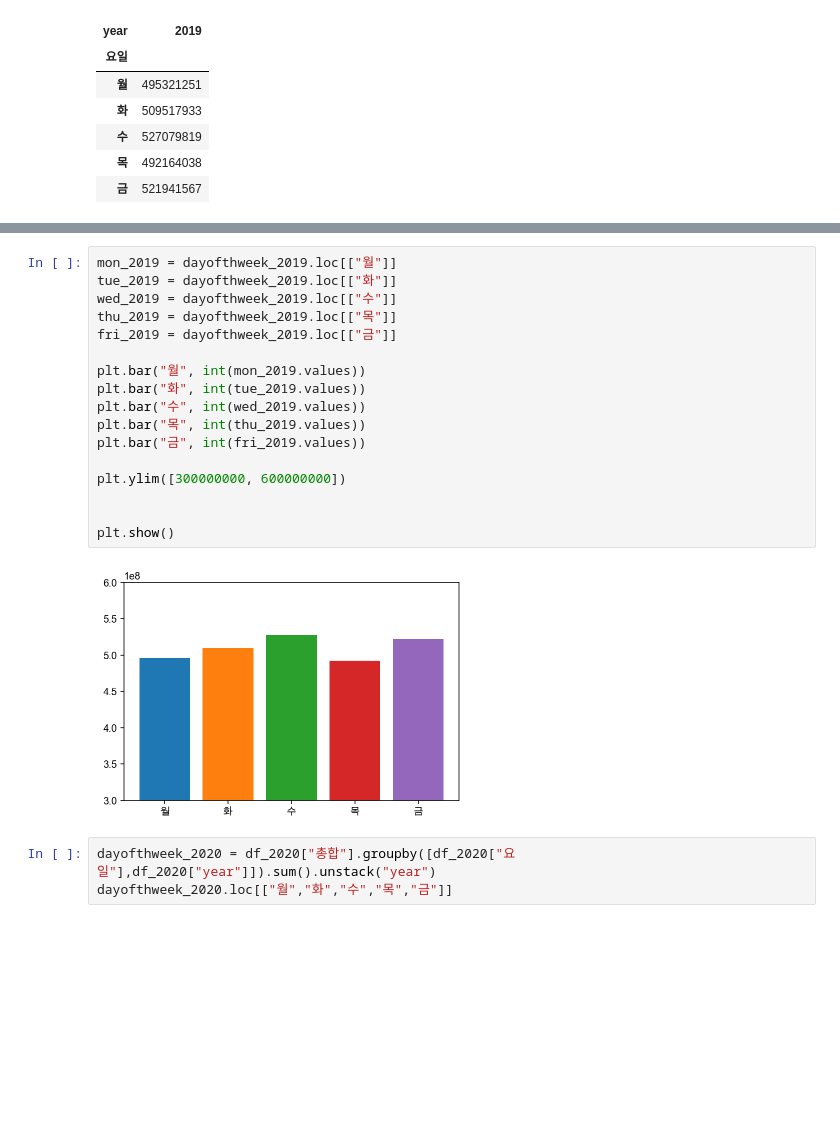
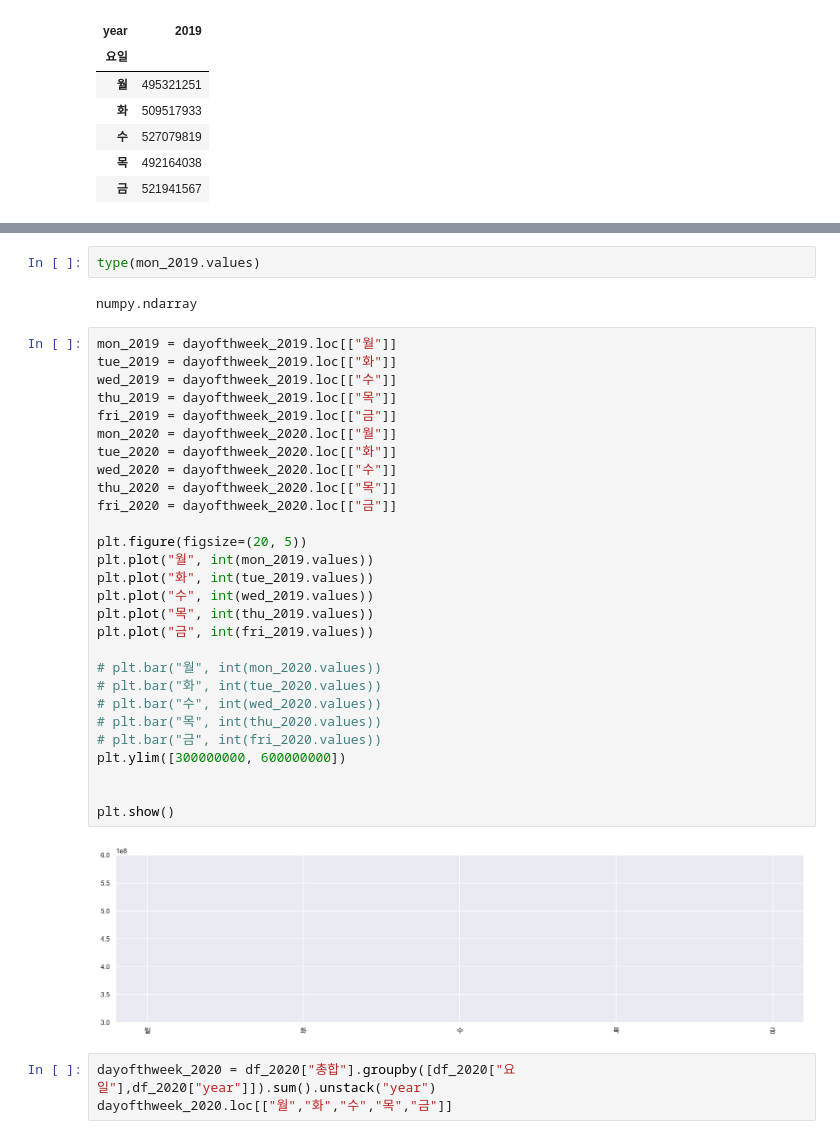
Before and after one commit to JIYOUNGL22/eda-project, a Jupyter notebook: n_.ipynb, the cells around one changed output, grey strips where cells are left out. Saved outputs shown, nothing was run; the diff lists cells and outputs as text; blank space fills up the shorter version.

```diff
--- a/n_.ipynb
+++ b/n_.ipynb
@@ -165,22 +230,37 @@ dayofthweek_2019.loc[["월","화","수","목","금"]]
+# %%
+type(mon_2019.values)
+# %% [output]
+numpy.ndarray
 # %%
 mon_2019 = dayofthweek_2019.loc[["월"]]
 tue_2019 = dayofthweek_2019.loc[["화"]]
 wed_2019 = dayofthweek_2019.loc[["수"]]
 thu_2019 = dayofthweek_2019.loc[["목"]]
 fri_2019 = dayofthweek_2019.loc[["금"]]
+mon_2020 = dayofthweek_2020.loc[["월"]]
+tue_2020 = dayofthweek_2020.loc[["화"]]
+wed_2020 = dayofthweek_2020.loc[["수"]]
+thu_2020 = dayofthweek_2020.loc[["목"]]
+fri_2020 = dayofthweek_2020.loc[["금"]]
 
-plt.bar("월", int(mon_2019.values))
-plt.bar("화", int(tue_2019.values))
-plt.bar("수", int(wed_2019.values))
-plt.bar("목", int(thu_2019.values))
-plt.bar("금", int(fri_2019.values))
+plt.figure(figsize=(20, 5))
+plt.plot("월", int(mon_2019.values))
+plt.plot("화", int(tue_2019.values))
+plt.plot("수", int(wed_2019.values))
+plt.plot("목", int(thu_2019.values))
+plt.plot("금", int(fri_2019.values))
 
+# plt.bar("월", int(mon_2020.values))
+# plt.bar("화", int(tue_2020.values))
+# plt.bar("수", int(wed_2020.values))
+# plt.bar("목", int(thu_2020.values))
+# plt.bar("금", int(fri_2020.values))
 plt.ylim([300000000, 600000000])
 
 
 plt.show()
 # %% [output]
-[figure, old version]
+[figure, new version]
 # %%
 dayofthweek_2020 = df_2020["총합"].groupby([df_2020["요일"],df_2020["year"]]).sum().unstack("year")
 dayofthweek_2020.loc[["월","화","수","목","금"]]
```
Also changed, not shown: parts of 20 cells of this notebook.
